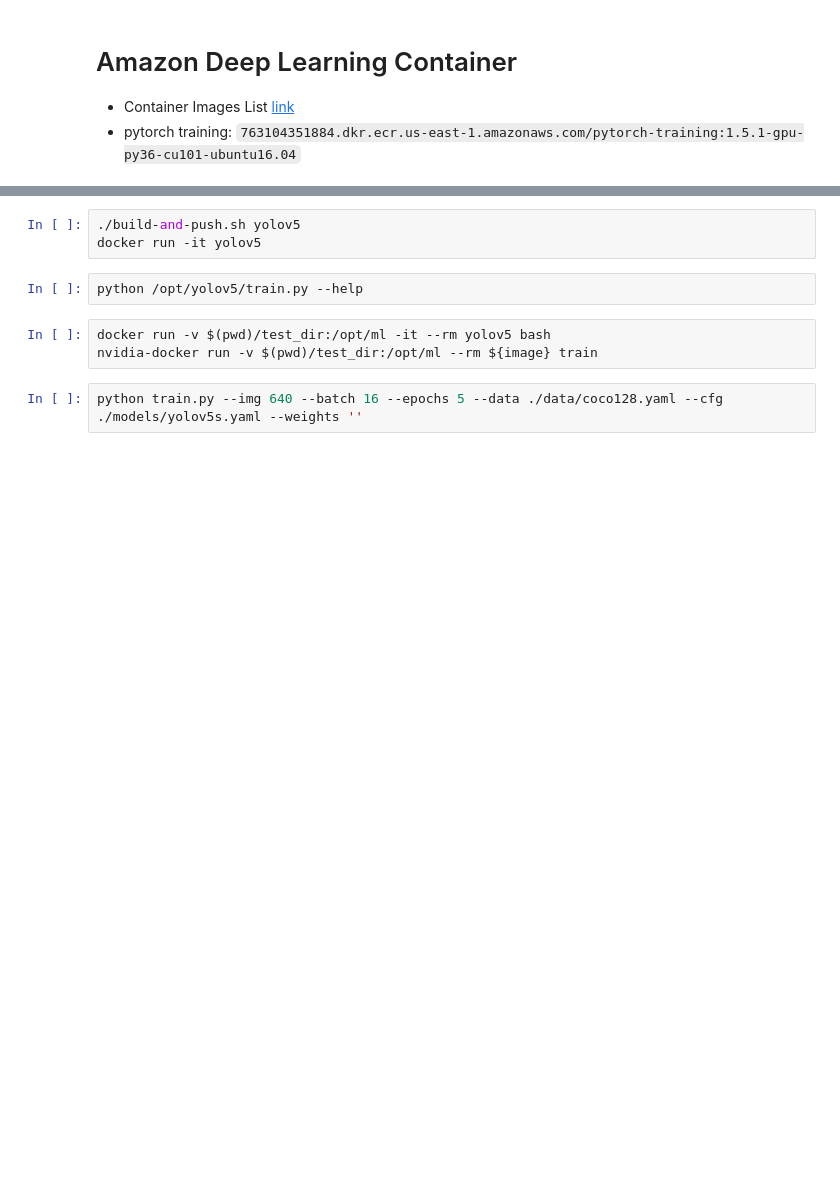
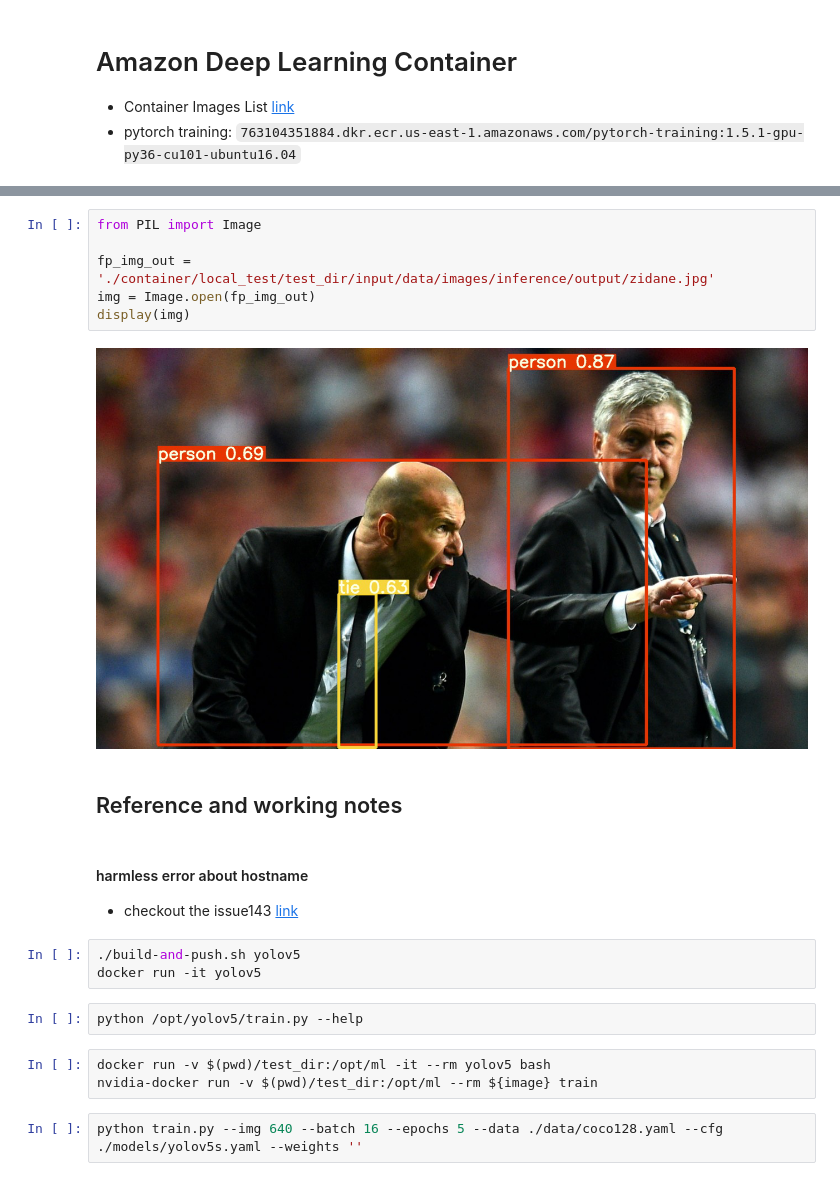
Before and after one commit to imyoungyang/myAWSStudyBlog, a Jupyter notebook: yolov5-onnx-sm/3-yolov5-sm-container/yolov5-sagemaker-container.ipynb, the cells around one changed output, grey strips where cells are left out. Drawn from its saved outputs; the diff is of its cells as text; blank space fills up the shorter version.

Commit message:
fix resources on pytorch container issues

```diff
--- a/yolov5-onnx-sm/3-yolov5-sm-container/yolov5-sagemaker-container.ipynb
+++ b/yolov5-onnx-sm/3-yolov5-sm-container/yolov5-sagemaker-container.ipynb
@@ -6,3 +50,17 @@
+# %%
+from PIL import Image
+
+fp_img_out = './container/local_test/test_dir/input/data/images/inference/output/zidane.jpg'
+img = Image.open(fp_img_out)
+display(img)
+# %% [output]
+[figure, added]
+# %% [markdown]
+## Reference and working notes
+# %% [markdown]
+#### harmless error about hostname
+
+* checkout the issue143 [link](https://github.com/aws/sagemaker-pytorch-training-toolkit/issues/143)
 # %%
 ./build-and-push.sh yolov5
 docker run -it yolov5
```
Also changed, not shown: parts of 6 cells of this notebook, 11 other files.
